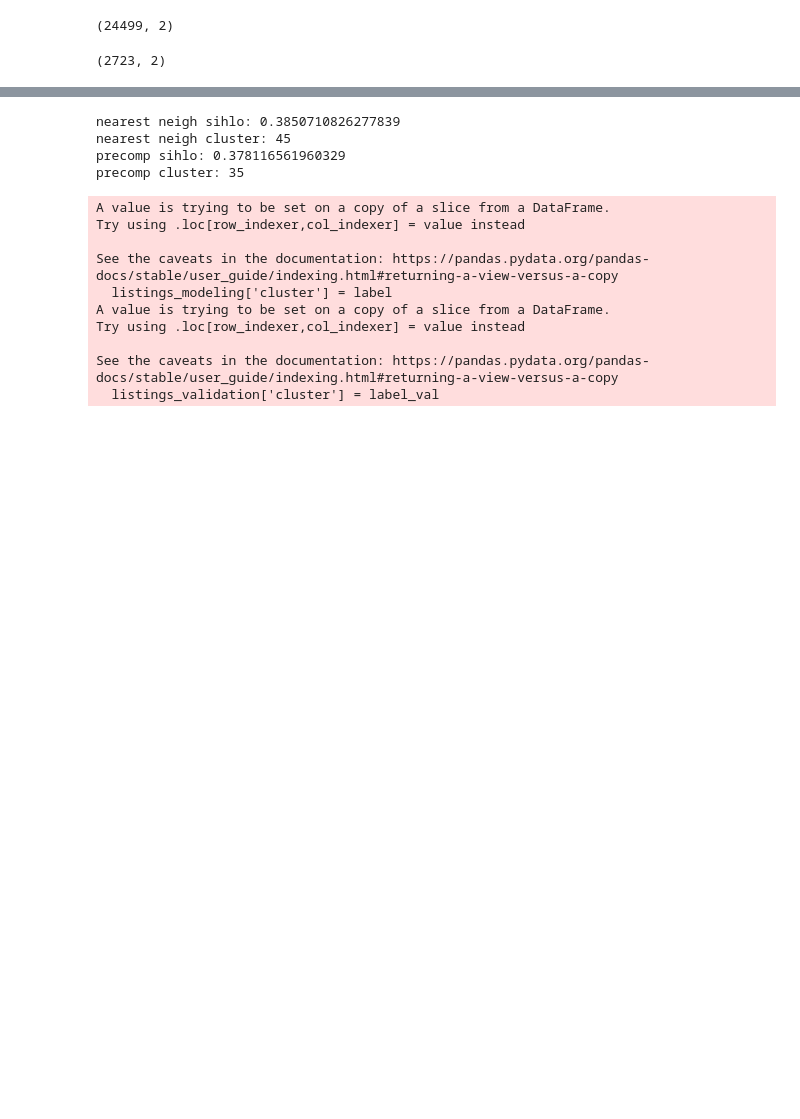
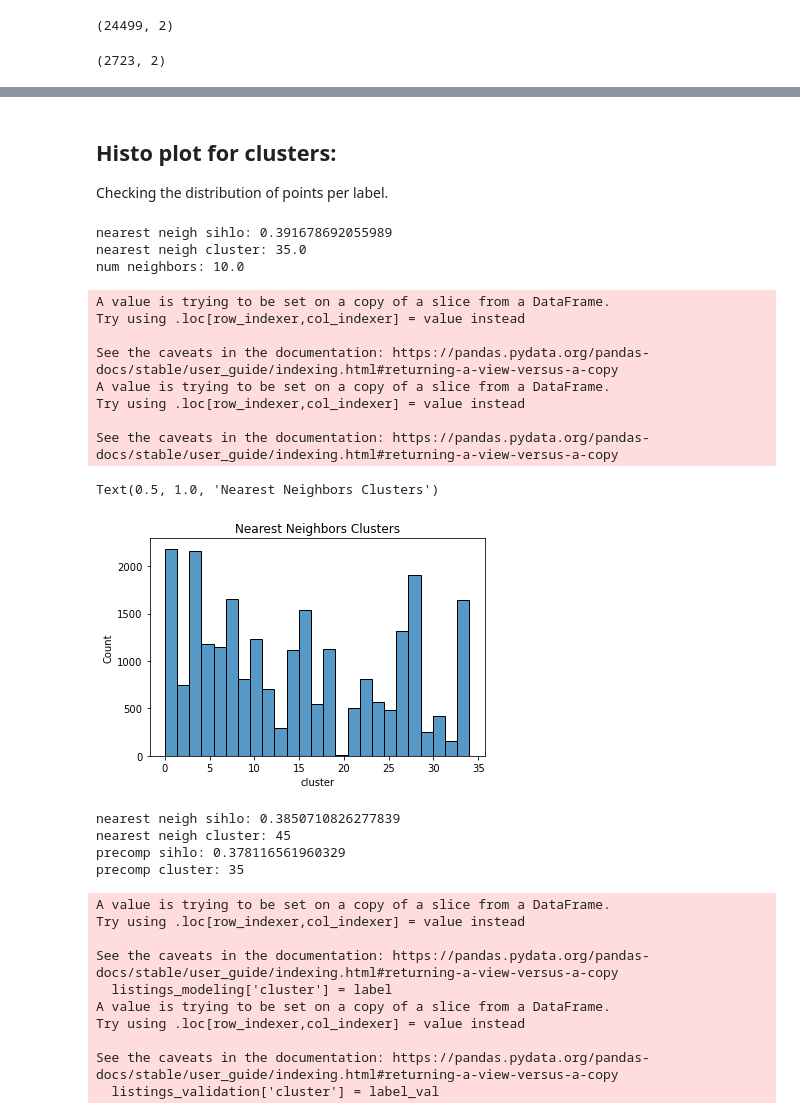
Before and after one commit to rickfontenot/airbnb, a Jupyter notebook: Lab3/Working/lab3_dj.ipynb, the cells around one changed output, grey strips where cells are left out. Saved outputs shown, nothing was run; the diff lists cells and outputs as text; code cells hidden in the pictures; blank space fills up the shorter version.

```diff
--- a/Lab3/Working/lab3_dj.ipynb
+++ b/Lab3/Working/lab3_dj.ipynb
@@ -315,2 +359,43 @@ plt.show()
+# %% [markdown]
+## Histo plot for clusters:
+Checking the distribution of points per label.
+# %%
+# Nearest Neighbosr Tuned Model
+nn_max_sihlo_idx = silhouette_scores_data['score'].idxmax() # get index of the max sihlo score
+nn_sihlo_val = silhouette_scores_data.iloc[nn_max_sihlo_idx]['score']
+nn_cluster = silhouette_scores_data.iloc[nn_max_sihlo_idx]['n_clusters'] # get cluster value at index of the max sihlo score
+nn_neighbors = silhouette_scores_data.iloc[nn_max_sihlo_idx]['n_neighbors']
+
+print("nearest neigh sihlo:", nn_sihlo_val)
+print("nearest neigh cluster:", nn_cluster)
+print("num neighbors:", nn_neighbors)
+
+title = "Nearest Neighbors Clusters"
+
+# Create hypertuned Sprectral cluster model
+nearest_neighbors_spc = SpectralClustering(n_neighbors=int(nn_neighbors),
+                        n_clusters=int(nn_cluster),
+                        affinity = 'nearest_neighbors', n_jobs=-1)
+
+label = nearest_neighbors_spc.fit_predict(LatLong)
+label_val = nearest_neighbors_spc.fit_predict(LatLong_val)
+listings_modeling['cluster'] = label
+listings_validation['cluster'] = label_val
+
+sns.histplot(data=listings_modeling, x="cluster").set_title(title)
+# %% [output]
+nearest neigh sihlo: 0.391678692055989
+nearest neigh cluster: 35.0
+num neighbors: 10.0
+A value is trying to be set on a copy of a slice from a DataFrame.
+Try using .loc[row_indexer,col_indexer] = value instead
+
+See the caveats in the documentation: https://pandas.pydata.org/pandas-docs/stable/user_guide/indexing.html#returning-a-view-versus-a-copy
+A value is trying to be set on a copy of a slice from a DataFrame.
+Try using .loc[row_indexer,col_indexer] = value instead
+
+See the caveats in the documentation: https://pandas.pydata.org/pandas-docs/stable/user_guide/indexing.html#returning-a-view-versus-a-copy
+Text(0.5, 1.0, 'Nearest Neighbors Clusters')
+[figure, added]
 # %%
 
```
Also changed, not shown: parts of 19 cells of this notebook.
